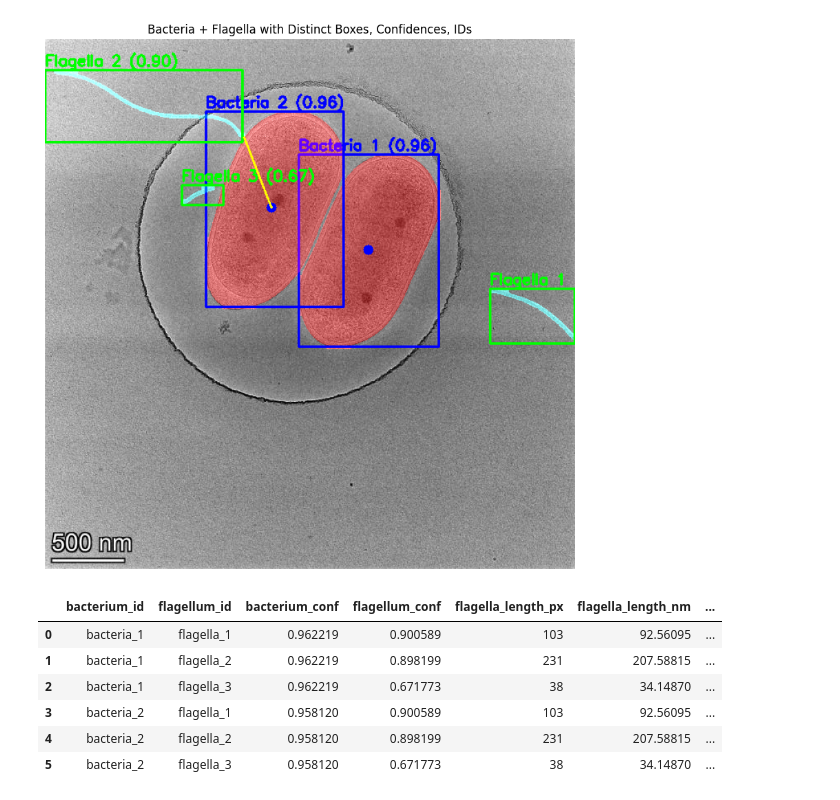
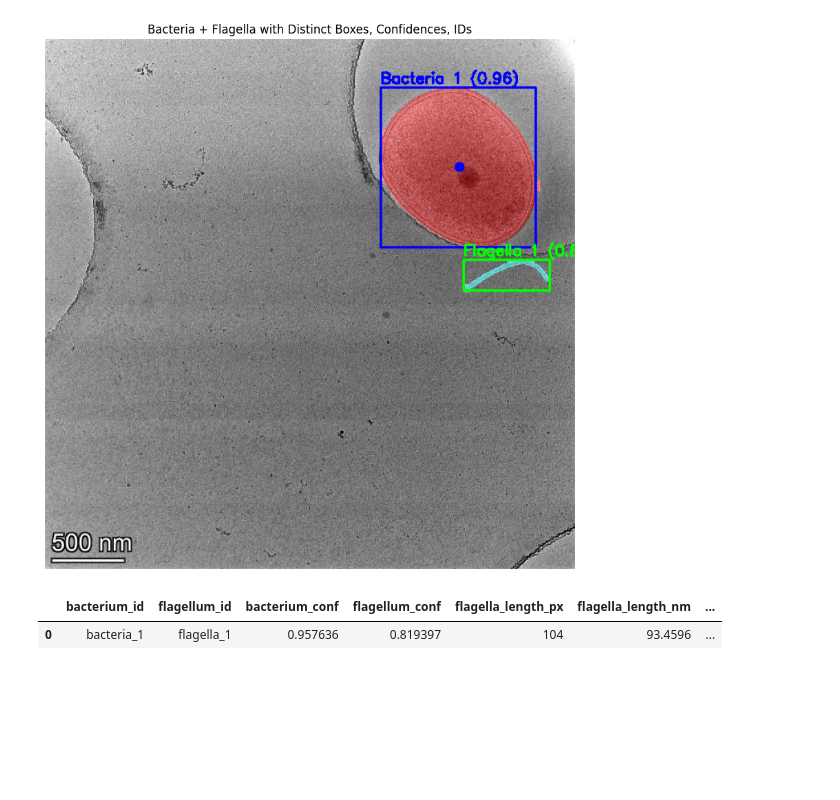
Before and after one commit to Sireesiru/Cryo-EM-Ultrastructures, a Jupyter notebook: Bacteria_Flagella_Interaction_Tool.ipynb, the cells around one changed output. Drawn from its saved outputs; the diff is of its cells as text; code cells hidden in the pictures; blank space fills up the shorter version.

```diff
--- a/Bacteria_Flagella_Interaction_Tool.ipynb
+++ b/Bacteria_Flagella_Interaction_Tool.ipynb
@@ -41,8 +52,9 @@ import matplotlib.pyplot as plt
 # ----------------------------
 # Setup
 # ----------------------------
-model = YOLO("/content/drive/MyDrive/YOLO_CRYO_EM/FLAGELLA_REVISED/FLAGELLA_SEGMENTATION/640_images/runs/segment/train2/weights/best.pt")   # segmentation model
-test_image = "/content/drive/MyDrive/YOLO_CRYO_EM/FLAGELLA_REVISED/FLAGELLA_SEGMENTATION/640_images/test/images/106_Camera-Falcon-2326-Falcon_MOPSsuc_dyn_png.rf.9df5bc6ed8f81e0ecfb92c0e229e0a98.jpg"
+
+model = YOLO("Cryo-EM-Ultrastructures/models/best_flagella.pt")   # segmentation model
+test_image = "Cryo-EM-Ultrastructures/Datasets/Flagella Interaction/48_Camera-Falcon-1828-Falcon_R2A_dyn_png.rf.34fee78f5e7c19178d8b0cd5a6f6def5.jpg"
 
 nm_per_px = 0.89865
 
@@ -132,41 +144,36 @@ for b_id, bmask_bin, b_conf in bacteria_list:
             cv2.line(overlay, (cx, cy), pt_contact, (0, 255, 255), 2)  # yellow line
         else:
             angle = None
 
         results_list.append([
             f"bacteria_{b_id}", f"flagella_{f_id}",
             b_conf, f_conf,
             length_px, length_nm, cx, cy, angle
         ])
 
 # ----------------------------
 # Show overlay
 # ----------------------------
 plt.figure(figsize=(10, 10))
 plt.imshow(cv2.cvtColor(overlay, cv2.COLOR_BGR2RGB))
 plt.title("Bacteria + Flagella with Distinct Boxes, Confidences, IDs")
 plt.axis("off")
 plt.show()
 
 # ----------------------------
 # Save results to DataFrame
 # ----------------------------
 df = pd.DataFrame(results_list, columns=[
     "bacterium_id", "flagellum_id",
     "bacterium_conf", "flagellum_conf",
     "flagella_length_px", "flagella_length_nm",
     "bacterium_cx", "bacterium_cy", "attachment_angle_deg"
 ])
 display(df)
 # %% [output]
-[figure, old version]
+[figure, new version]
 |  | bacterium_id | flagellum_id | bacterium_conf | flagellum_conf | flagella_length_px | flagella_length_nm | ... |
-| 0 | bacteria_1 | flagella_1 | 0.962219 | 0.900589 | 103 | 92.56095 | ... |
-| 1 | bacteria_1 | flagella_2 | 0.962219 | 0.898199 | 231 | 207.58815 | ... |
-| 2 | bacteria_1 | flagella_3 | 0.962219 | 0.671773 | 38 | 34.14870 | ... |
-| 3 | bacteria_2 | flagella_1 | 0.958120 | 0.900589 | 103 | 92.56095 | ... |
-| 4 | bacteria_2 | flagella_2 | 0.958120 | 0.898199 | 231 | 207.58815 | ... |
-| 5 | bacteria_2 | flagella_3 | 0.958120 | 0.671773 | 38 | 34.14870 | ... |
+| 0 | bacteria_1 | flagella_1 | 0.957636 | 0.819397 | 104 | 93.4596 | ... |
 # %%
 ########## REPEAT FLAGELLA LENGHT AND ALL ABOVE FOR ALL BACTERIA IN THE TEST FOLDER
 import os, cv2, numpy as np, pandas as pd
```
Also changed, not shown: parts of 6 cells of this notebook.
